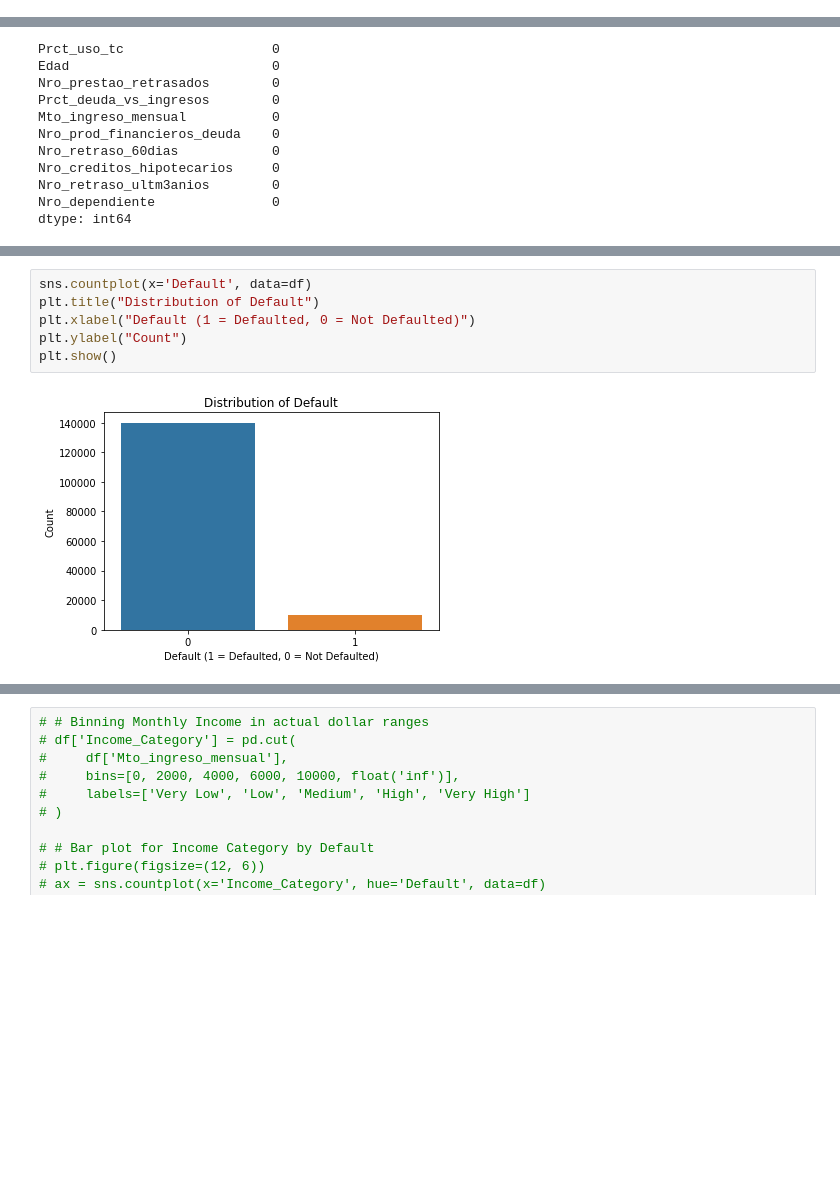
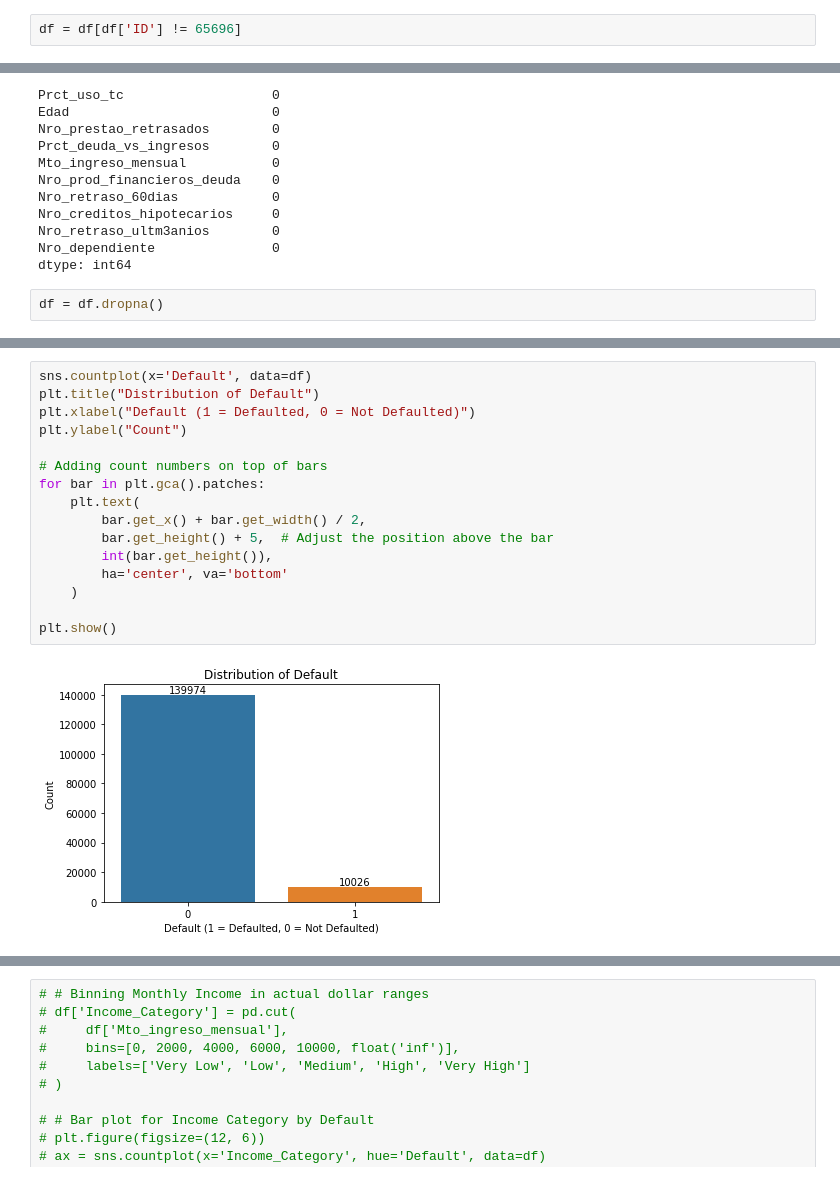
Before and after one commit to FantacherJOY/credit_default_analysis, a Jupyter notebook: EDA_credit_loan_analysis.ipynb, the cells around one changed output, grey strips where cells are left out. Saved outputs shown, nothing was run; the diff lists cells and outputs as text; blank space fills up the shorter version.

```diff
--- a/EDA_credit_loan_analysis.ipynb
+++ b/EDA_credit_loan_analysis.ipynb
@@ -23,3 +97,5 @@ df.head()
+# %%
+df = df[df['ID'] != 65696]
 # %%
 df.info()
 # %% [output]
@@ -95,3 +169,5 @@ Nro_creditos_hipotecarios     0
 Nro_retraso_ultm3anios        0
 Nro_dependiente               0
 dtype: int64
+# %%
+df = df.dropna()
@@ -98,8 +196,18 @@ dtype: int64
 # %%
 sns.countplot(x='Default', data=df)
 plt.title("Distribution of Default")
 plt.xlabel("Default (1 = Defaulted, 0 = Not Defaulted)")
 plt.ylabel("Count")
+
+# Adding count numbers on top of bars
+for bar in plt.gca().patches:
+    plt.text(
+        bar.get_x() + bar.get_width() / 2,
+        bar.get_height() + 5,  # Adjust the position above the bar
+        int(bar.get_height()),
+        ha='center', va='bottom'
+    )
+
 plt.show()
 # %% [output]
-[figure, old version]
+[figure, new version]
```
Also changed, not shown: parts of 57 cells of this notebook, 1 other file.
